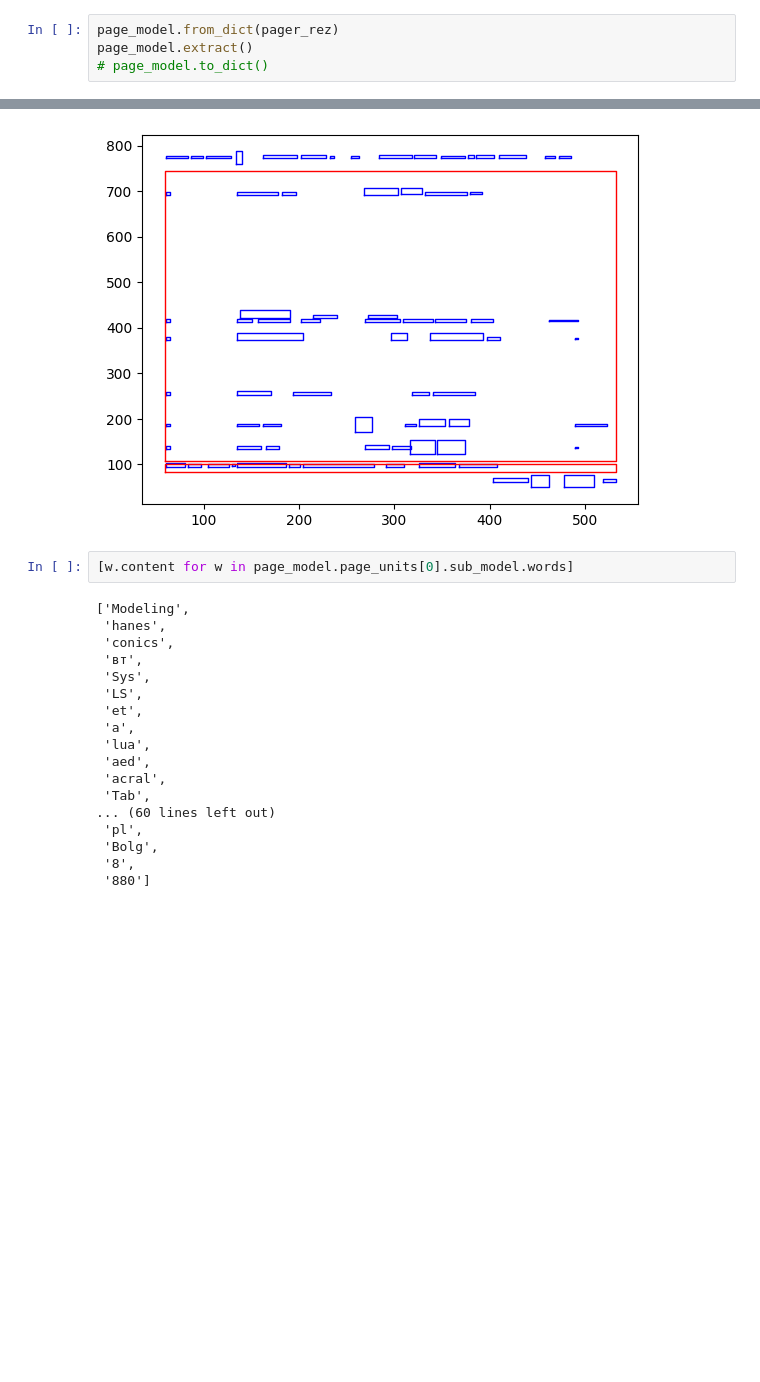
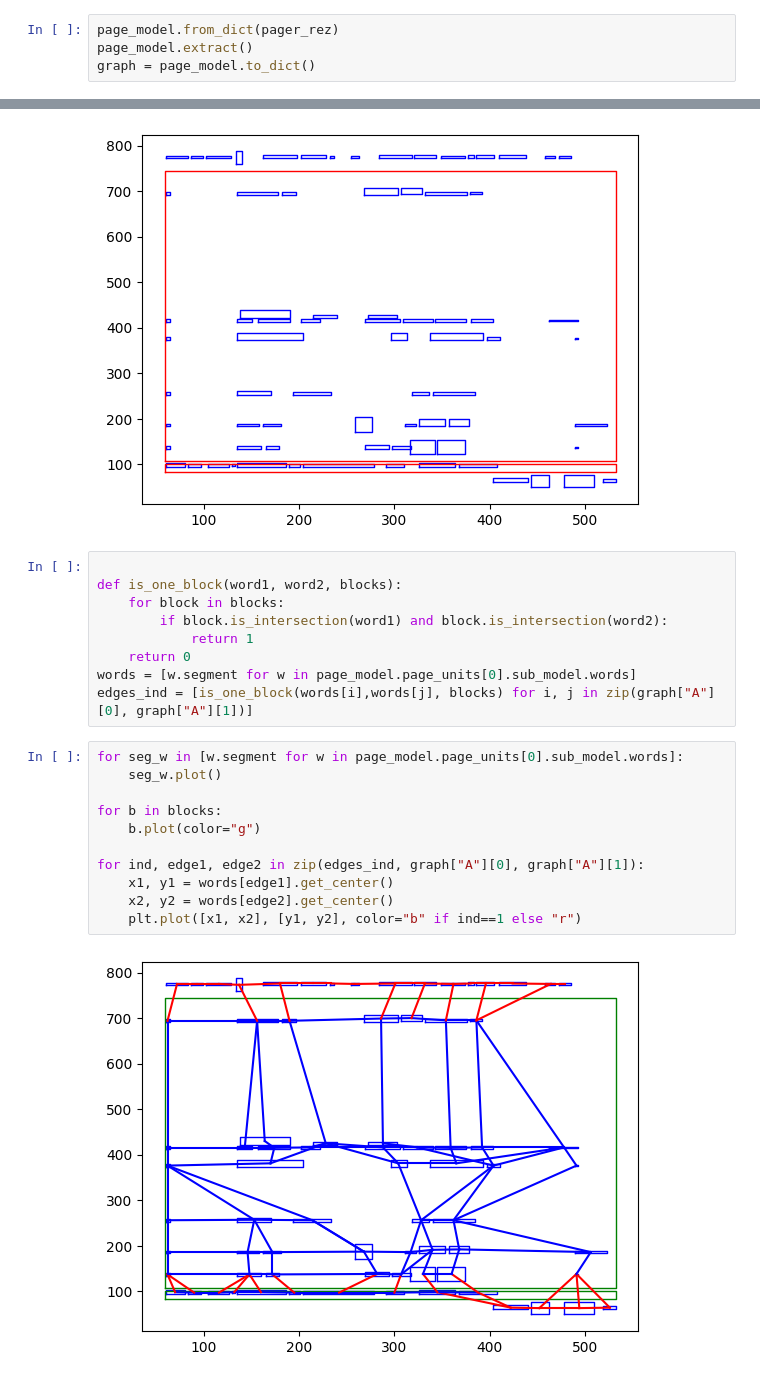
Before and after one commit to Dann38/PageR-GraphSegmenter, a Jupyter notebook: segmentation_dataset.ipynb, the cells around one changed output, grey strips where cells are left out. Drawn from its saved outputs; the diff is of its cells as text; blank space fills up the shorter version.

```diff
--- a/segmentation_dataset.ipynb
+++ b/segmentation_dataset.ipynb
@@ -26,7 +26,7 @@ styles:
 # %%
 page_model.from_dict(pager_rez)
 page_model.extract()
-# page_model.to_dict()
+graph = page_model.to_dict()
 # %%
 blocks = [ImageSegment(dict_p_size=bl) for bl in publaynet_rez]
 page_model.page_units[0].sub_model.words[1].segment.is_intersection(blocks[1])
@@ -57,22 +57,24 @@ for b in blocks:
 # %% [output]
 [figure]
 # %%
-[w.content for w in page_model.page_units[0].sub_model.words]
+
+def is_one_block(word1, word2, blocks):
+    for block in blocks:
+        if block.is_intersection(word1) and block.is_intersection(word2):
+            return 1
+    return 0
+words = [w.segment for w in page_model.page_units[0].sub_model.words]
+edges_ind = [is_one_block(words[i],words[j], blocks) for i, j in zip(graph["A"][0], graph["A"][1])]
-# %% [output]
-['Modeling',
- 'hanes',
- 'conics',
- 'вт',
- 'Sys',
- 'LS',
- 'et',
- 'a',
- 'lua',
- 'aed',
- 'acral',
- 'Tab',
-... (60 lines left out)
- 'pl',
- 'Bolg',
- '8',
- '880']
+# %%
+for seg_w in [w.segment for w in page_model.page_units[0].sub_model.words]:
+    seg_w.plot()
+
+for b in blocks:
+    b.plot(color="g")
+
+for ind, edge1, edge2 in zip(edges_ind, graph["A"][0], graph["A"][1]):
+    x1, y1 = words[edge1].get_center()
+    x2, y2 = words[edge2].get_center()
+    plt.plot([x1, x2], [y1, y2], color="b" if ind==1 else "r")
+# %% [output]
+[figure, added]
```
Also changed, not shown: 4 other files.
